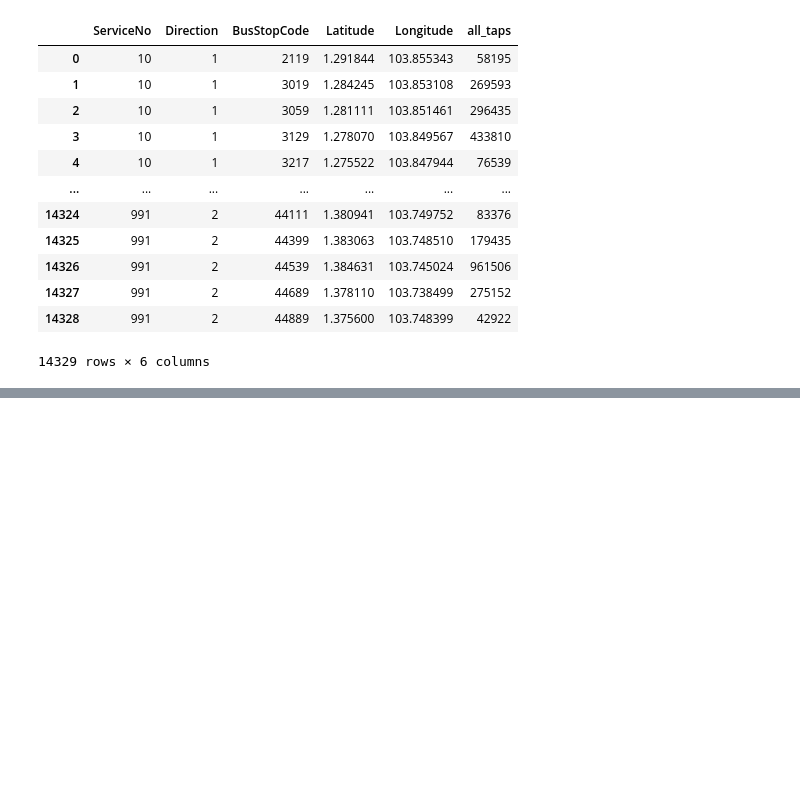
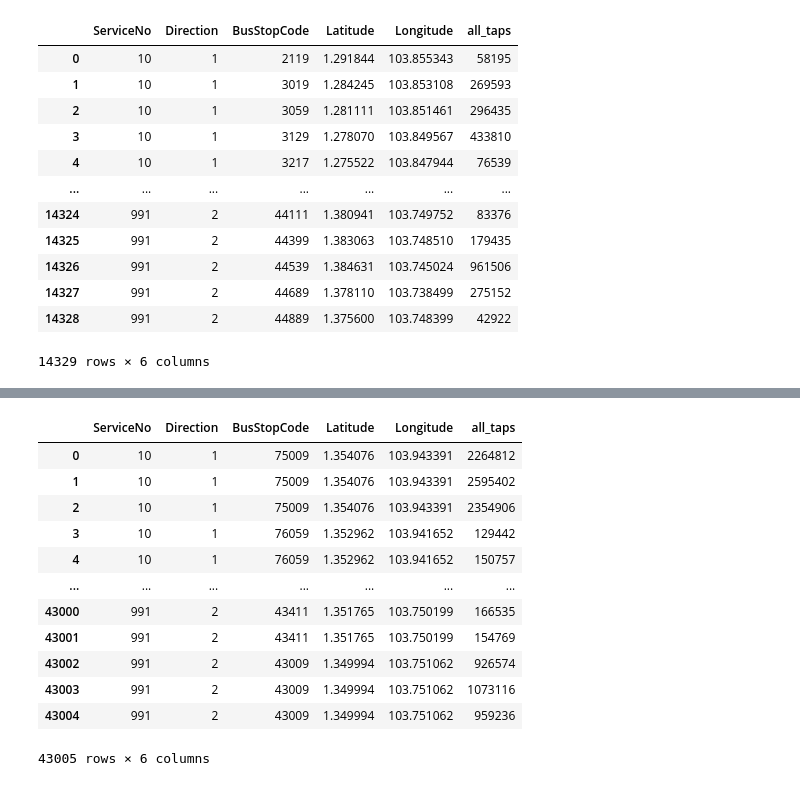
Before and after one commit to KangJingA/CSE6242-project, a Jupyter notebook: data_proc.ipynb, the cells around one changed output, grey strips where cells are left out. Drawn from its saved outputs; the diff is of its cells as text; code cells hidden in the pictures; blank space fills up the shorter version.

```diff
--- a/data_proc.ipynb
+++ b/data_proc.ipynb
@@ -131,0 +164,7 @@ df_route
+# %%
+df_bus_route = df_bus_route_2d
+df_taps['PT_CODE'].astype(int)
+df_route_stops = df_bus_route.merge(df_bus_stops, left_on='BusStopCode', right_on='BusStopCode')
+df_route_stops = df_route_stops[['ServiceNo','Direction','BusStopCode','Latitude','Longitude']]
+df_route_stops['BusStopCode'] = df_route_stops['BusStopCode'].astype(int)
+df_route_stops
@@ -131,0 +185,19 @@ df_route
+# %%
+df_route_stops_taps = df_route_stops.merge(df_taps, left_on='BusStopCode', right_on='PT_CODE')
+df_route_stops_taps = df_route_stops_taps[['ServiceNo','Direction','BusStopCode','Latitude','Longitude', 'TOTAL_TAP_VOLUME']]
+df_route_stops_taps.rename(columns={'TOTAL_TAP_VOLUME': 'all_taps'}, inplace=True)
+df_route_stops_taps
+# %% [output]
+|  | ServiceNo | Direction | BusStopCode | Latitude | Longitude | all_taps |
+| 0 | 10 | 1 | 75009 | 1.354076 | 103.943391 | 2264812 |
+| 1 | 10 | 1 | 75009 | 1.354076 | 103.943391 | 2595402 |
+| 2 | 10 | 1 | 75009 | 1.354076 | 103.943391 | 2354906 |
+| 3 | 10 | 1 | 76059 | 1.352962 | 103.941652 | 129442 |
+| 4 | 10 | 1 | 76059 | 1.352962 | 103.941652 | 150757 |
+| ... | ... | ... | ... | ... | ... | ... |
+| 43000 | 991 | 2 | 43411 | 1.351765 | 103.750199 | 166535 |
+| 43001 | 991 | 2 | 43411 | 1.351765 | 103.750199 | 154769 |
+| 43002 | 991 | 2 | 43009 | 1.349994 | 103.751062 | 926574 |
+| 43003 | 991 | 2 | 43009 | 1.349994 | 103.751062 | 1073116 |
+| 43004 | 991 | 2 | 43009 | 1.349994 | 103.751062 | 959236 |
+43005 rows × 6 columns
```
Also changed, not shown: parts of 7 cells of this notebook, 4 other files.
